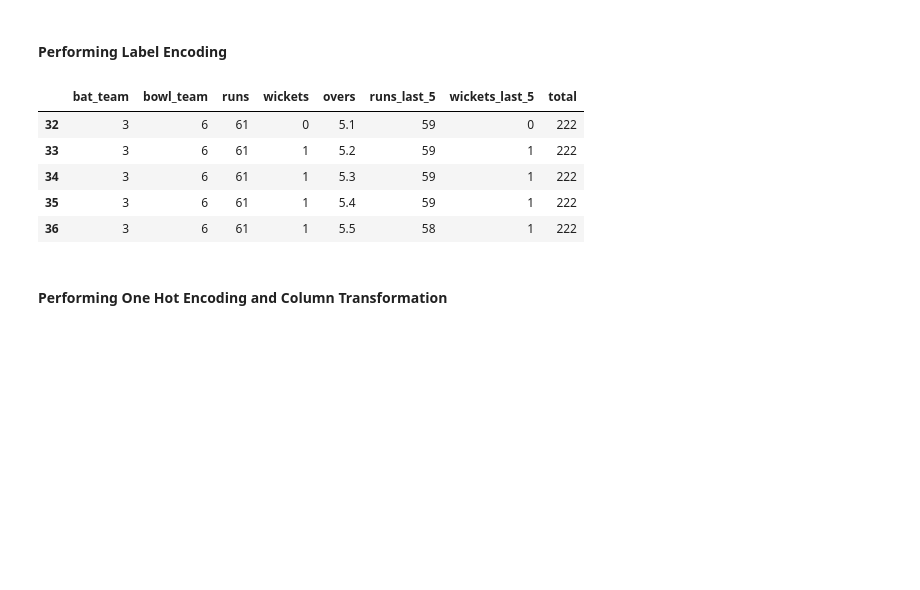
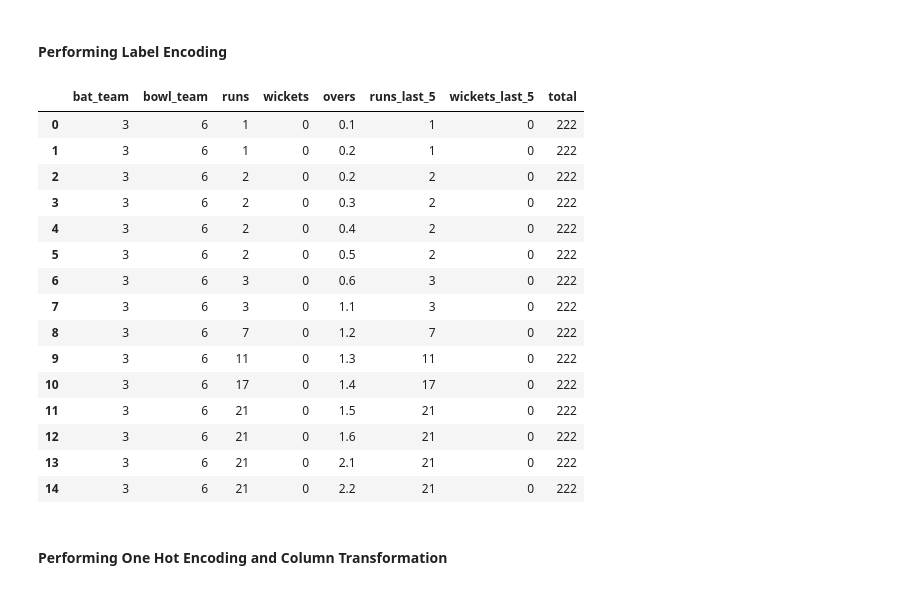
Before and after one commit to zafor158/IPL-Score-prediction, a Jupyter notebook: IPL_Score_Predictor.ipynb, the cells around one changed output. Drawn from its saved outputs; the diff is of its cells as text; code cells hidden in the pictures; blank space fills up the shorter version.

```diff
--- a/IPL_Score_Predictor.ipynb
+++ b/IPL_Score_Predictor.ipynb
@@ -182,5 +224,0 @@ Consistent Teams :
-# %%
-print(f'Before Removing Overs : {ipl_df.shape}')
-ipl_df = ipl_df[ipl_df['overs'] >= 5.0]
-print(f'After Removing Overs : {ipl_df.shape}')
-ipl_df.head()
@@ -207,17 +236,28 @@ heatmap(data=ipl_df.corr(), annot=True)
 #### Performing Label Encoding
 # %%
 from sklearn.preprocessing import LabelEncoder, OneHotEncoder
-le = LabelEncoder()
+le = LabelEncoder()#This line creates an instance of the LabelEncoder class and assigns it to the variable le.
+#The LabelEncoder is used to encode categorical labels with numerical values.
 for col in ['bat_team', 'bowl_team']:
   ipl_df[col] = le.fit_transform(ipl_df[col])
-ipl_df.head()
+ipl_df.head(15)
 # %% [output]
 |  | bat_team | bowl_team | runs | wickets | overs | runs_last_5 | wickets_last_5 | total |
-| 32 | 3 | 6 | 61 | 0 | 5.1 | 59 | 0 | 222 |
-| 33 | 3 | 6 | 61 | 1 | 5.2 | 59 | 1 | 222 |
-| 34 | 3 | 6 | 61 | 1 | 5.3 | 59 | 1 | 222 |
-| 35 | 3 | 6 | 61 | 1 | 5.4 | 59 | 1 | 222 |
-| 36 | 3 | 6 | 61 | 1 | 5.5 | 58 | 1 | 222 |
+| 0 | 3 | 6 | 1 | 0 | 0.1 | 1 | 0 | 222 |
+| 1 | 3 | 6 | 1 | 0 | 0.2 | 1 | 0 | 222 |
+| 2 | 3 | 6 | 2 | 0 | 0.2 | 2 | 0 | 222 |
+| 3 | 3 | 6 | 2 | 0 | 0.3 | 2 | 0 | 222 |
+| 4 | 3 | 6 | 2 | 0 | 0.4 | 2 | 0 | 222 |
+| 5 | 3 | 6 | 2 | 0 | 0.5 | 2 | 0 | 222 |
+| 6 | 3 | 6 | 3 | 0 | 0.6 | 3 | 0 | 222 |
+| 7 | 3 | 6 | 3 | 0 | 1.1 | 3 | 0 | 222 |
+| 8 | 3 | 6 | 7 | 0 | 1.2 | 7 | 0 | 222 |
+| 9 | 3 | 6 | 11 | 0 | 1.3 | 11 | 0 | 222 |
+| 10 | 3 | 6 | 17 | 0 | 1.4 | 17 | 0 | 222 |
+| 11 | 3 | 6 | 21 | 0 | 1.5 | 21 | 0 | 222 |
+| 12 | 3 | 6 | 21 | 0 | 1.6 | 21 | 0 | 222 |
+| 13 | 3 | 6 | 21 | 0 | 2.1 | 21 | 0 | 222 |
+| 14 | 3 | 6 | 21 | 0 | 2.2 | 21 | 0 | 222 |
 # %% [markdown]
 #### Performing One Hot Encoding and Column Transformation
 # %%
```
Also changed, not shown: parts of 60 cells of this notebook.
